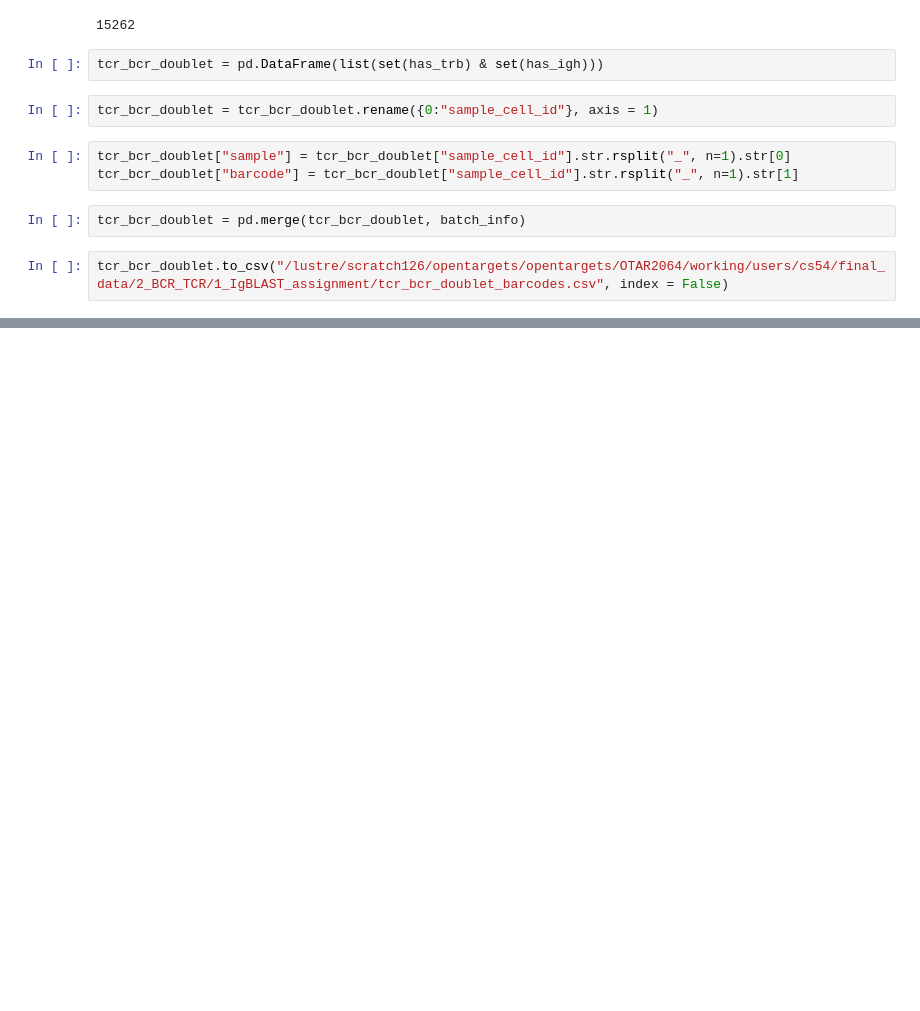
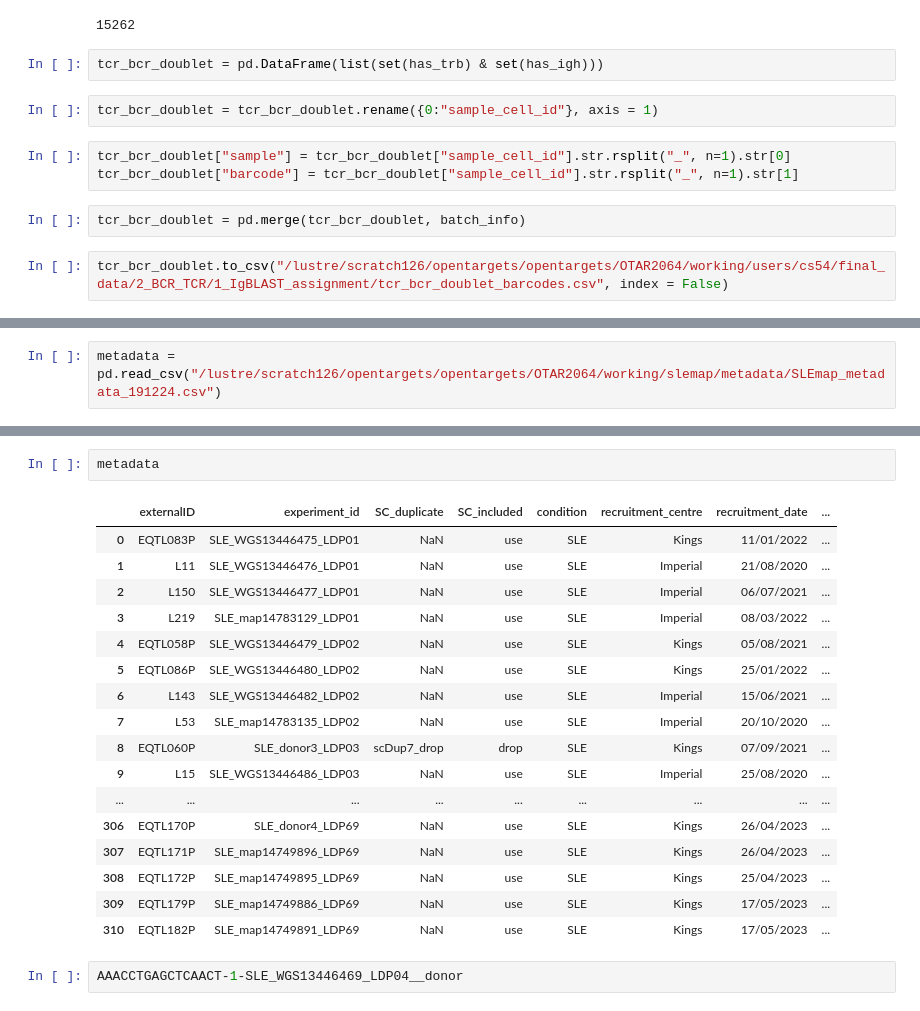
Before and after one commit to catsutherland/slemap, a Jupyter notebook: 2_BCR_TCR/2_VDJ_analysis/Check_for_TCR_BCR_doublets.ipynb, the cells around one changed output, grey strips where cells are left out. Drawn from its saved outputs; the diff is of its cells as text; blank space fills up the shorter version.

```diff
--- a/2_BCR_TCR/2_VDJ_analysis/Check_for_TCR_BCR_doublets.ipynb
+++ b/2_BCR_TCR/2_VDJ_analysis/Check_for_TCR_BCR_doublets.ipynb
@@ -191,0 +271,2 @@ tcr_bcr_doublet
+# %%
+metadata = pd.read_csv("/lustre/scratch126/opentargets/opentargets/OTAR2064/working/slemap/metadata/SLEmap_metadata_191224.csv")
@@ -191,0 +303,22 @@ tcr_bcr_doublet
+# %%
+metadata
+# %% [output]
+|  | externalID | experiment_id | SC_duplicate | SC_included | condition | recruitment_centre | recruitment_date | ... |
+| 0 | EQTL083P | SLE_WGS13446475_LDP01 | NaN | use | SLE | Kings | 11/01/2022 | ... |
+| 1 | L11 | SLE_WGS13446476_LDP01 | NaN | use | SLE | Imperial | 21/08/2020 | ... |
+| 2 | L150 | SLE_WGS13446477_LDP01 | NaN | use | SLE | Imperial | 06/07/2021 | ... |
+| 3 | L219 | SLE_map14783129_LDP01 | NaN | use | SLE | Imperial | 08/03/2022 | ... |
+| 4 | EQTL058P | SLE_WGS13446479_LDP02 | NaN | use | SLE | Kings | 05/08/2021 | ... |
+| 5 | EQTL086P | SLE_WGS13446480_LDP02 | NaN | use | SLE | Kings | 25/01/2022 | ... |
+| 6 | L143 | SLE_WGS13446482_LDP02 | NaN | use | SLE | Imperial | 15/06/2021 | ... |
+| 7 | L53 | SLE_map14783135_LDP02 | NaN | use | SLE | Imperial | 20/10/2020 | ... |
+| 8 | EQTL060P | SLE_donor3_LDP03 | scDup7_drop | drop | SLE | Kings | 07/09/2021 | ... |
+| 9 | L15 | SLE_WGS13446486_LDP03 | NaN | use | SLE | Imperial | 25/08/2020 | ... |
+| ... | ... | ... | ... | ... | ... | ... | ... | ... |
+| 306 | EQTL170P | SLE_donor4_LDP69 | NaN | use | SLE | Kings | 26/04/2023 | ... |
+| 307 | EQTL171P | SLE_map14749896_LDP69 | NaN | use | SLE | Kings | 26/04/2023 | ... |
+| 308 | EQTL172P | SLE_map14749895_LDP69 | NaN | use | SLE | Kings | 25/04/2023 | ... |
+| 309 | EQTL179P | SLE_map14749886_LDP69 | NaN | use | SLE | Kings | 17/05/2023 | ... |
+| 310 | EQTL182P | SLE_map14749891_LDP69 | NaN | use | SLE | Kings | 17/05/2023 | ... |
+# %%
+AAACCTGAGCTCAACT-1-SLE_WGS13446469_LDP04__donor
```
Also changed, not shown: parts of 21 cells of this notebook, 9 other files.
